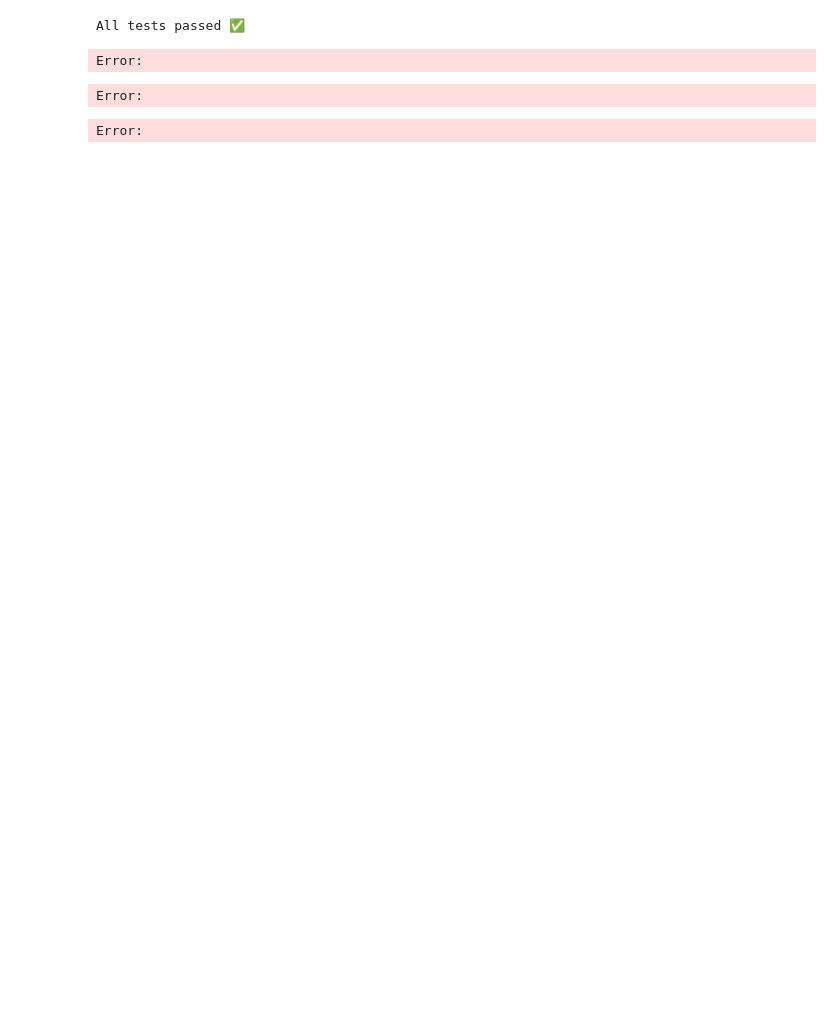
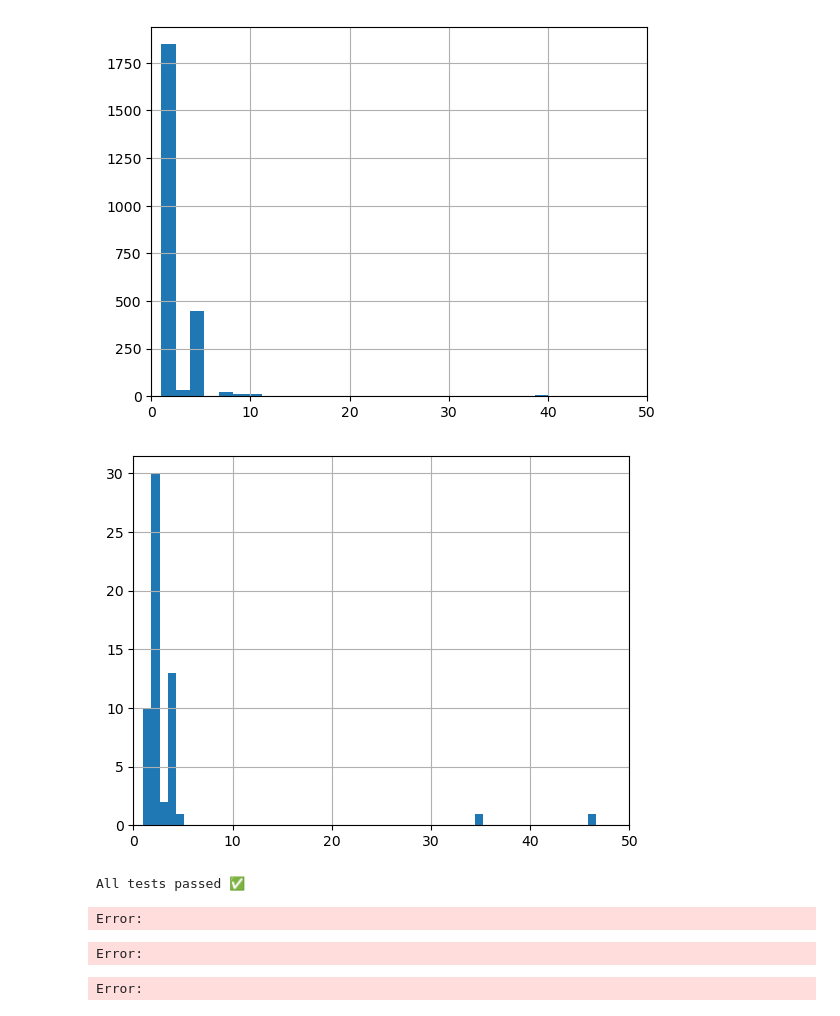
Before and after one commit to JPereira199/OE1, a Jupyter notebook: Scripts/block_mapping.ipynb, the cells around one changed output. Saved outputs shown, nothing was run; the diff lists cells and outputs as text; code cells hidden in the pictures; blank space fills up the shorter version.

```diff
--- a/Scripts/block_mapping.ipynb
+++ b/Scripts/block_mapping.ipynb
@@ -376,3 +490,14 @@ Saved summaries to /home/jpereira/OEs/Results/OE1/NamSeqs/Data/block_map/trimm_n
+# %%
+gaps_df[~gaps_df['sseqid'].isin(bottom_seqs)]['gap_len'].hist(bins=1000)
+plt.xlim((0,50))
+plt.show()
+
+gaps_df[gaps_df['sseqid'].isin(bottom_seqs)]['gap_len'].hist(bins=1000)
+plt.xlim((0,50))
+plt.show()
+# %% [output]
+[figure, added]
+[figure, added]
 # %%
 import pandas as pd
 from utils.blast_utils import unmapped_subject_regions
```
Also changed, not shown: parts of 3 cells of this notebook, 14 other files.
